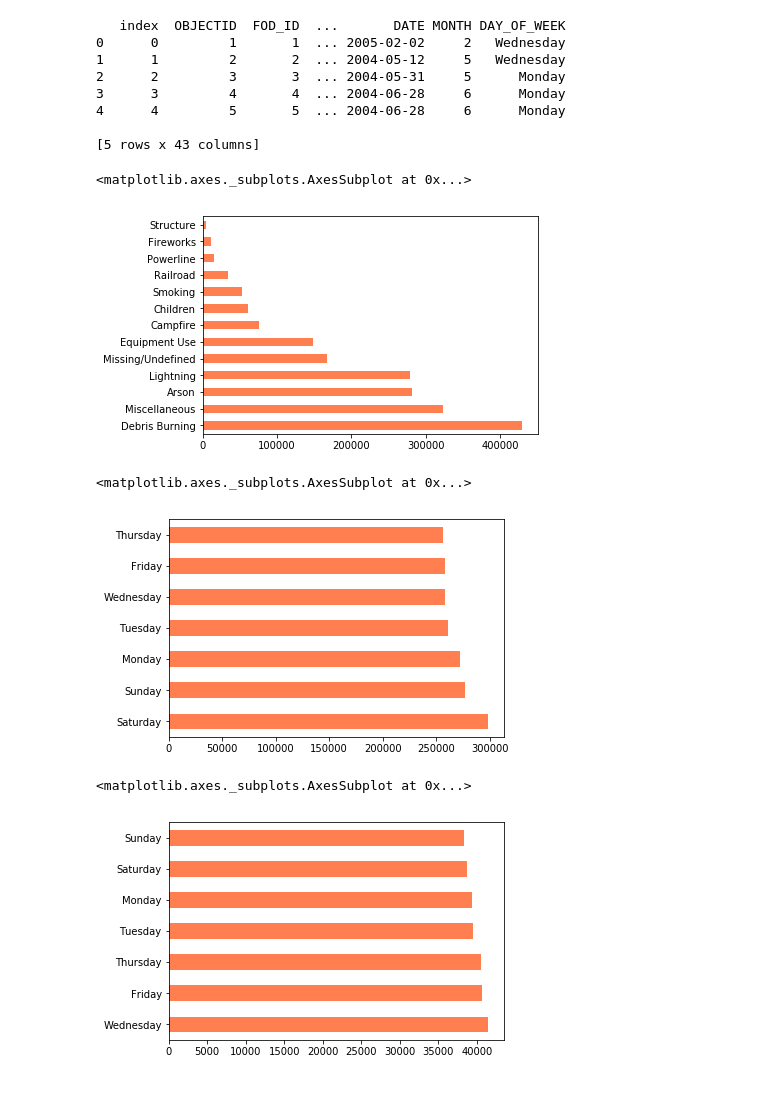
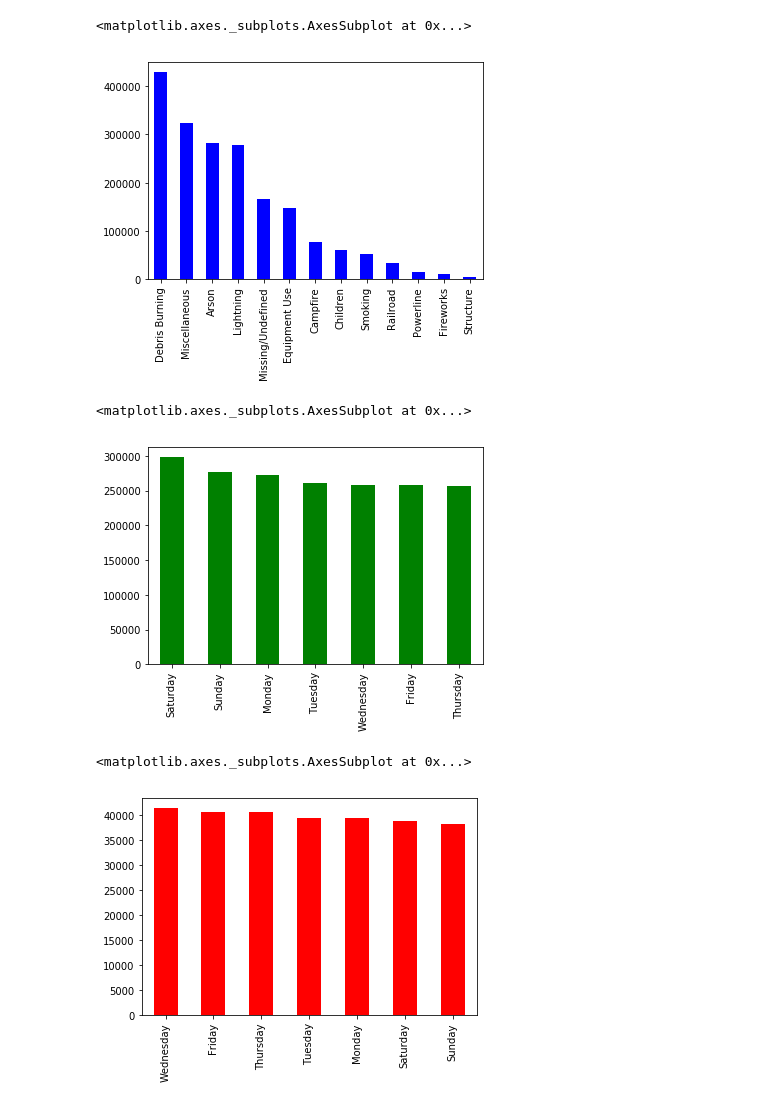
Before and after one commit to SidBambah/Wildfire-Prediction-Visualization-ML, a Jupyter notebook: notebooks/Wildfire Exploratory Analysis.ipynb, the cells around one changed output. Saved outputs shown, nothing was run; the diff lists cells and outputs as text; code cells hidden in the pictures.

```diff
--- a/notebooks/Wildfire Exploratory Analysis.ipynb
+++ b/notebooks/Wildfire Exploratory Analysis.ipynb
@@ -11,2 +7,2 @@ Mounted at /content/gdrive
 # %%
-firesDF = pd.read_csv("/content/gdrive/My Drive/Big Data Analytics/Data/fires_raw.csv", low_memory=False)
+firesDF = pd.read_csv("/content/gdrive/My Drive/Big Data Analytics/Data/fires_processed.csv", low_memory=False)
@@ -23,6 +8,0 @@ firesDF.head()
-# %%
-# Convert date to an easily readable form
-firesDF['DATE'] = pd.to_datetime(firesDF['DISCOVERY_DATE'] - pd.Timestamp(0).to_julian_date(), unit='D')
-
-# Check the changed data
-firesDF.head())
@@ -38,16 +8,0 @@ firesDF.head())
-# %%
-# Add month and day of week
-firesDF['MONTH'] = pd.DatetimeIndex(firesDF['DATE']).month
-firesDF['DAY_OF_WEEK'] = firesDF['DATE'].dt.weekday_name
-
-# Check the changed data
-firesDF.head()
-# %% [output]
-   index  OBJECTID  FOD_ID  ...       DATE MONTH DAY_OF_WEEK
-0      0         1       1  ... 2005-02-02     2   Wednesday
-1      1         2       2  ... 2004-05-12     5   Wednesday
-2      2         3       3  ... 2004-05-31     5      Monday
-3      3         4       4  ... 2004-06-28     6      Monday
-4      4         5       5  ... 2004-06-28     6      Monday
-
-[5 rows x 43 columns]
@@ -57,18 +9,18 @@ df.to_csv("/content/gdrive/My Drive/Big Data Analytics/Data/fires.csv", header=T
 # %%
-firesDF['STAT_CAUSE_DESCR'].value_counts().plot(kind='barh',color='coral')
+firesDF['STAT_CAUSE_DESCR'].value_counts().plot(kind='bar',color='blue')
 # %% [output]
 <matplotlib.axes._subplots.AxesSubplot at 0x...>
-[figure, old version]
+[figure, new version]
 # %%
-firesDF['DAY_OF_WEEK'].value_counts().plot(kind='barh',color='coral')
+firesDF['DAY_OF_WEEK'].value_counts().plot(kind='bar',color='green')
 # %% [output]
 <matplotlib.axes._subplots.AxesSubplot at 0x...>
-[figure, old version]
+[figure, new version]
 # %%
 df_lightning = firesDF[firesDF['STAT_CAUSE_DESCR']=='Lightning']
-df_lightning['DAY_OF_WEEK'].value_counts().plot(kind='barh',color='coral')
+df_lightning['DAY_OF_WEEK'].value_counts().plot(kind='bar',color='red')
 # %% [output]
 <matplotlib.axes._subplots.AxesSubplot at 0x...>
-[figure, old version]
+[figure, new version]
 # %%
 df_arson = firesDF[firesDF['STAT_CAUSE_DESCR']=='Arson']
```
Also changed, not shown: parts of 15 cells of this notebook.
